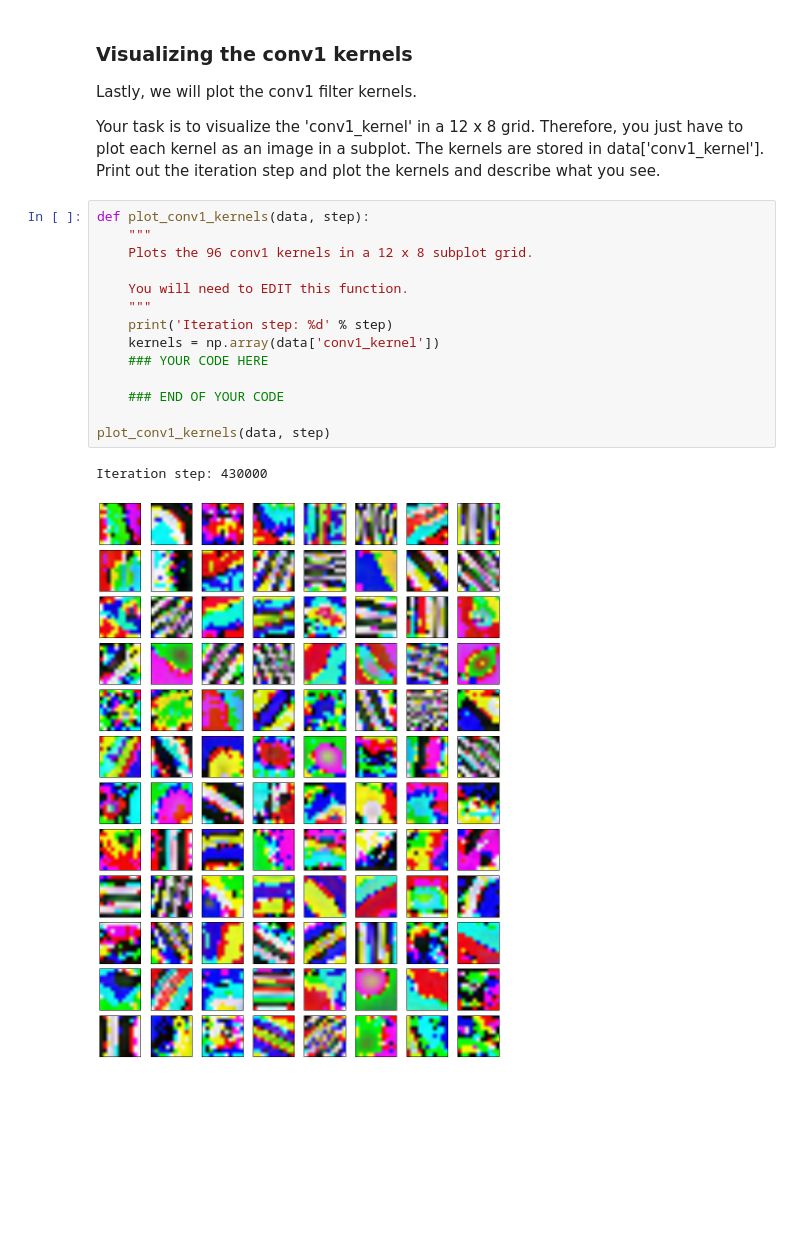
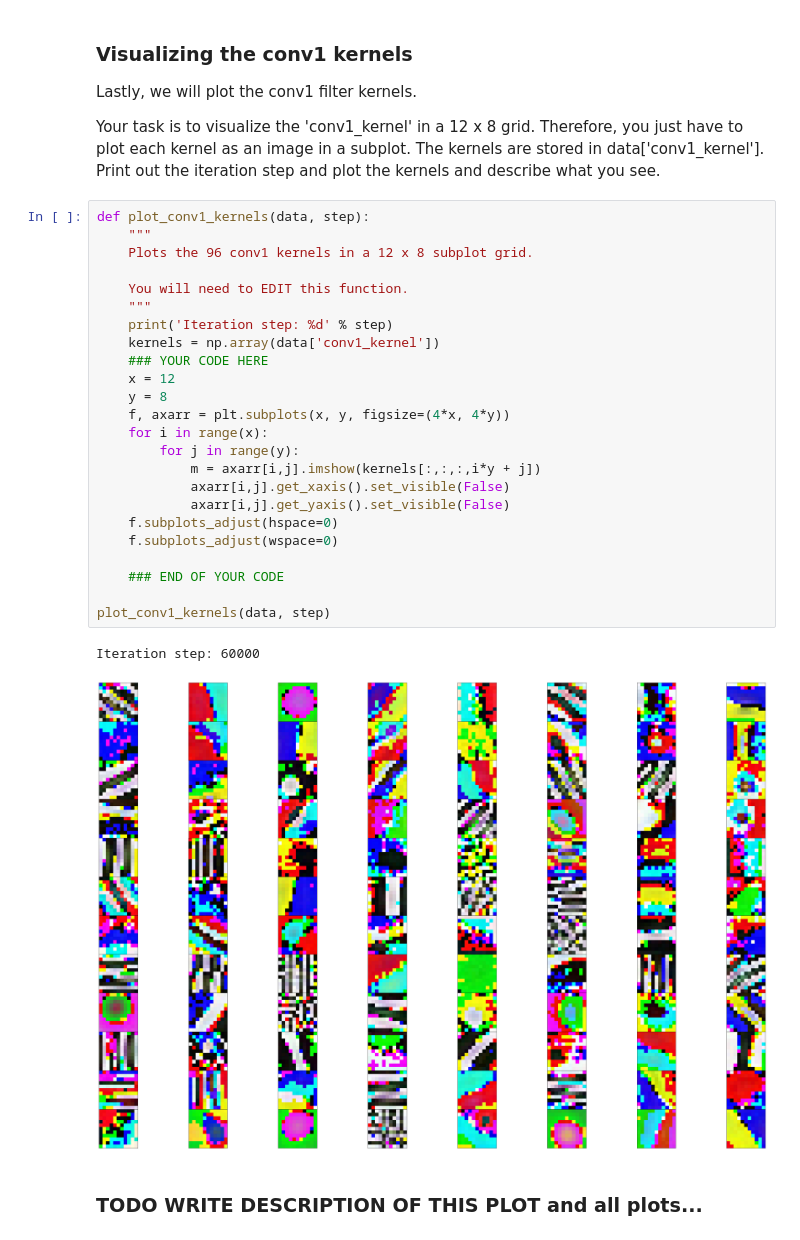
Before and after one commit to j-abc/cs375, a Jupyter notebook: 2017/assignment1/CS375 Assignment 1 Group 6.ipynb, the cells around one changed output. Saved outputs shown, nothing was run; the diff lists cells and outputs as text; blank space fills up the shorter version.

```diff
--- a/2017/assignment1/CS375 Assignment 1 Group 6.ipynb
+++ b/2017/assignment1/CS375 Assignment 1 Group 6.ipynb
@@ -283,17 +270,29 @@ Your task is to visualize the 'conv1_kernel' in a 12 x 8 grid. Therefore, you ju
 # %%
 def plot_conv1_kernels(data, step):
     """
     Plots the 96 conv1 kernels in a 12 x 8 subplot grid.
 
     You will need to EDIT this function.
     """
     print('Iteration step: %d' % step)
     kernels = np.array(data['conv1_kernel'])
     ### YOUR CODE HERE
+    x = 12
+    y = 8
+    f, axarr = plt.subplots(x, y, figsize=(4*x, 4*y))
+    for i in range(x):
+        for j in range(y):
+            m = axarr[i,j].imshow(kernels[:,:,:,i*y + j])
+            axarr[i,j].get_xaxis().set_visible(False)
+            axarr[i,j].get_yaxis().set_visible(False)
+    f.subplots_adjust(hspace=0)
+    f.subplots_adjust(wspace=0)
 
     ### END OF YOUR CODE
 
 plot_conv1_kernels(data, step)
 # %% [output]
-Iteration step: 430000
+Iteration step: 60000
-[figure, old version]
+[figure, new version]
+# %% [markdown]
+### TODO WRITE DESCRIPTION OF THIS PLOT and all plots...
```
Also changed, not shown: parts of 3 cells of this notebook.
